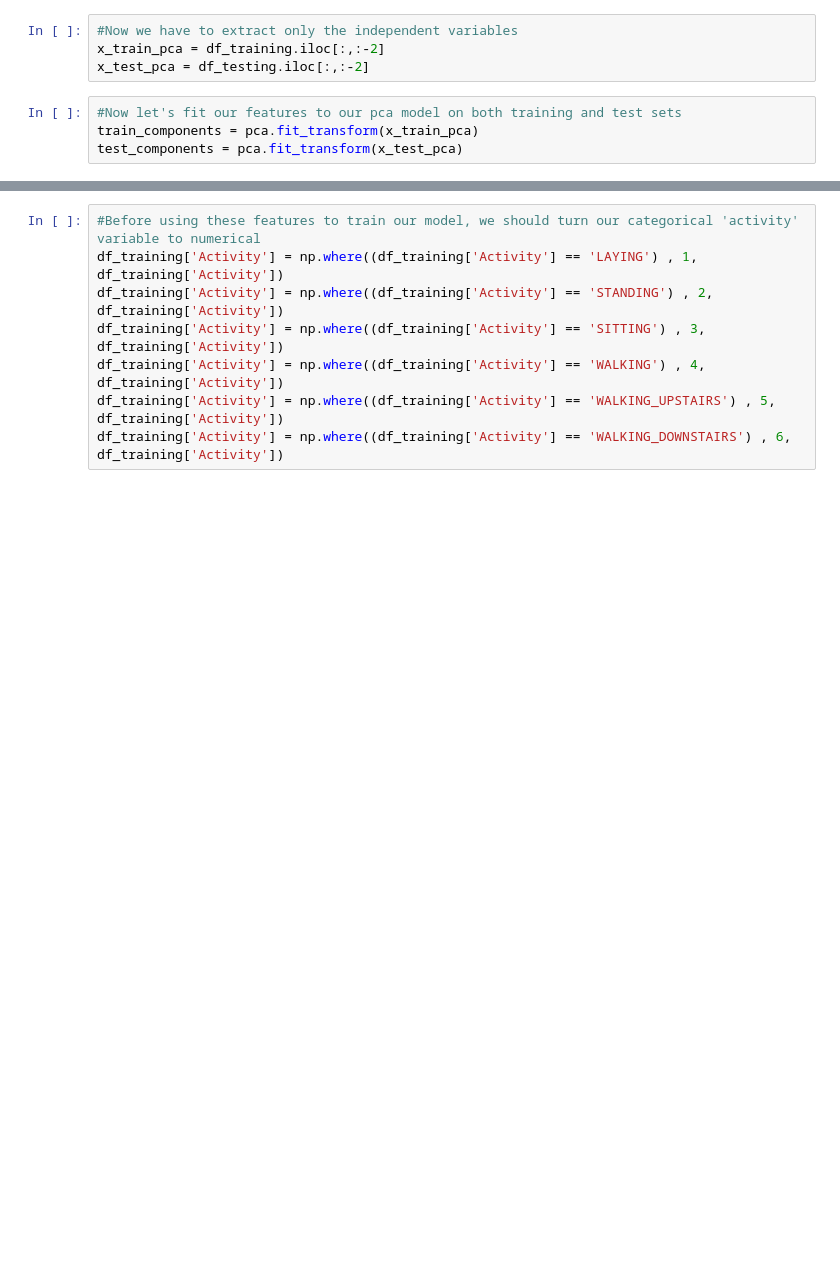
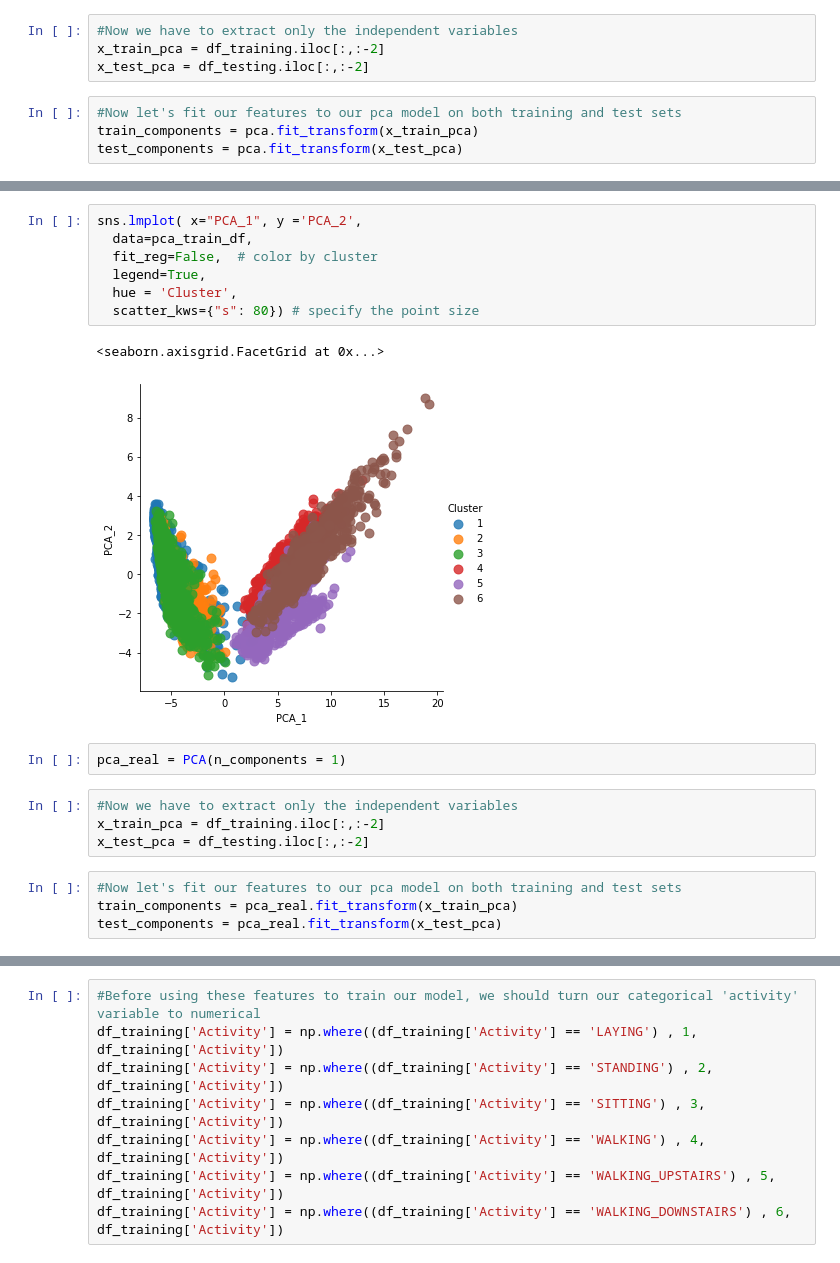
Before and after one commit to amhurtad/DS3-Human-Phone-Activity, a Jupyter notebook: DS3_Project.ipynb, the cells around one changed output, grey strips where cells are left out. Saved outputs shown, nothing was run; the diff lists cells and outputs as text; blank space fills up the shorter version.

```diff
--- a/DS3_Project.ipynb
+++ b/DS3_Project.ipynb
@@ -316,0 +336,20 @@ pca_test_df.head()
+# %%
+sns.lmplot( x="PCA_1", y ='PCA_2',
+  data=pca_train_df,
+  fit_reg=False,  # color by cluster
+  legend=True,
+  hue = 'Cluster',
+  scatter_kws={"s": 80}) # specify the point size
+# %% [output]
+<seaborn.axisgrid.FacetGrid at 0x...>
+[figure, added]
+# %%
+pca_real = PCA(n_components = 1)
+# %%
+#Now we have to extract only the independent variables
+x_train_pca = df_training.iloc[:,:-2]
+x_test_pca = df_testing.iloc[:,:-2]
+# %%
+#Now let's fit our features to our pca model on both training and test sets
+train_components = pca_real.fit_transform(x_train_pca)
+test_components = pca_real.fit_transform(x_test_pca)
```
Also changed, not shown: parts of 13 cells of this notebook.
